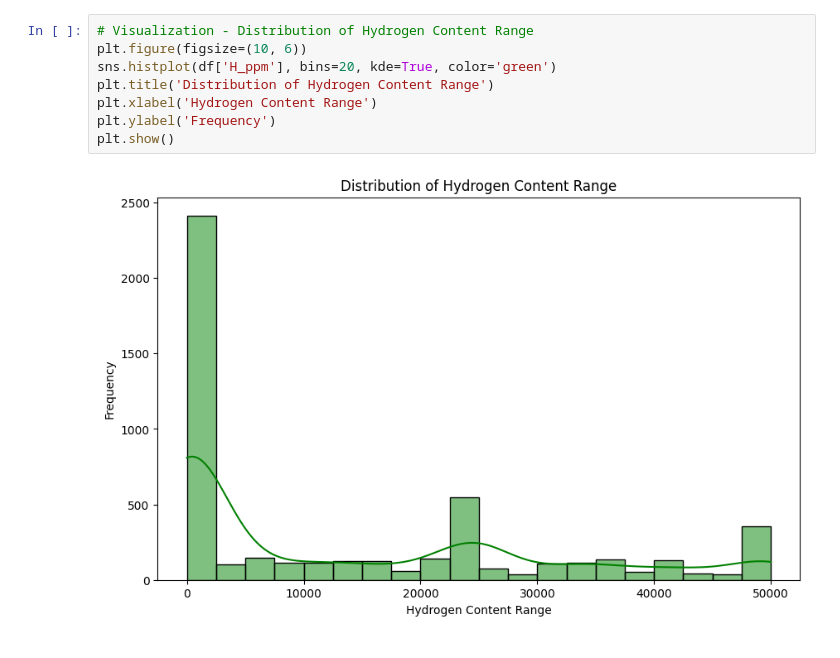
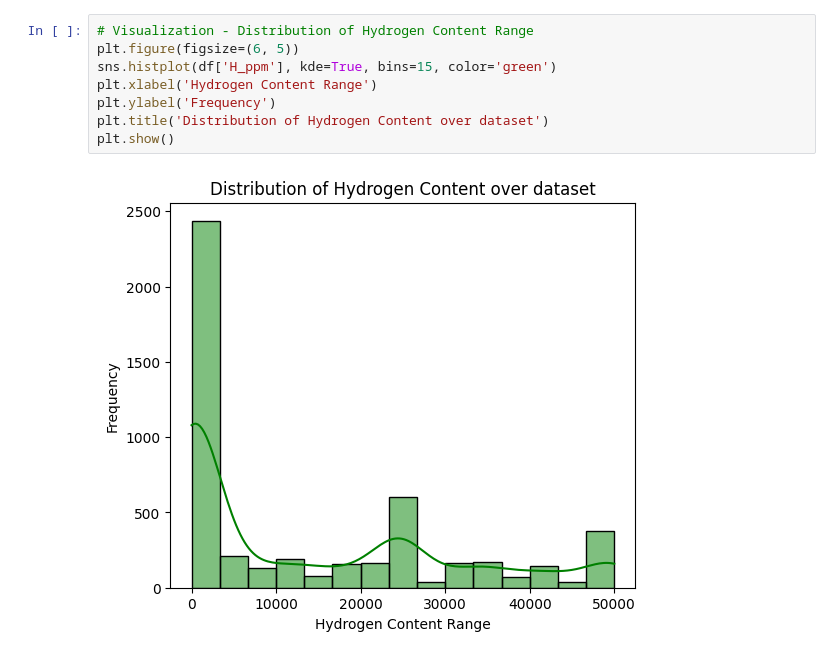
Before and after one commit to Qasim-Shah-73/VisualisationofHydrogen, a Jupyter notebook: VisualisationofHydrogen.ipynb, the cells around one changed output. Drawn from its saved outputs; the diff is of its cells as text.

```diff
--- a/VisualisationofHydrogen.ipynb
+++ b/VisualisationofHydrogen.ipynb
@@ -44,10 +112,10 @@ data_stats = df.describe()
 # %%
 # Visualization - Distribution of Hydrogen Content Range
-plt.figure(figsize=(10, 6))
-sns.histplot(df['H_ppm'], bins=20, kde=True, color='green')
-plt.title('Distribution of Hydrogen Content Range')
+plt.figure(figsize=(6, 5))
+sns.histplot(df['H_ppm'], kde=True, bins=15, color='green')
 plt.xlabel('Hydrogen Content Range')
 plt.ylabel('Frequency')
+plt.title('Distribution of Hydrogen Content over dataset')
 plt.show()
 # %% [output]
-[figure, old version]
+[figure, new version]
```
Also changed, not shown: parts of 25 cells of this notebook.
